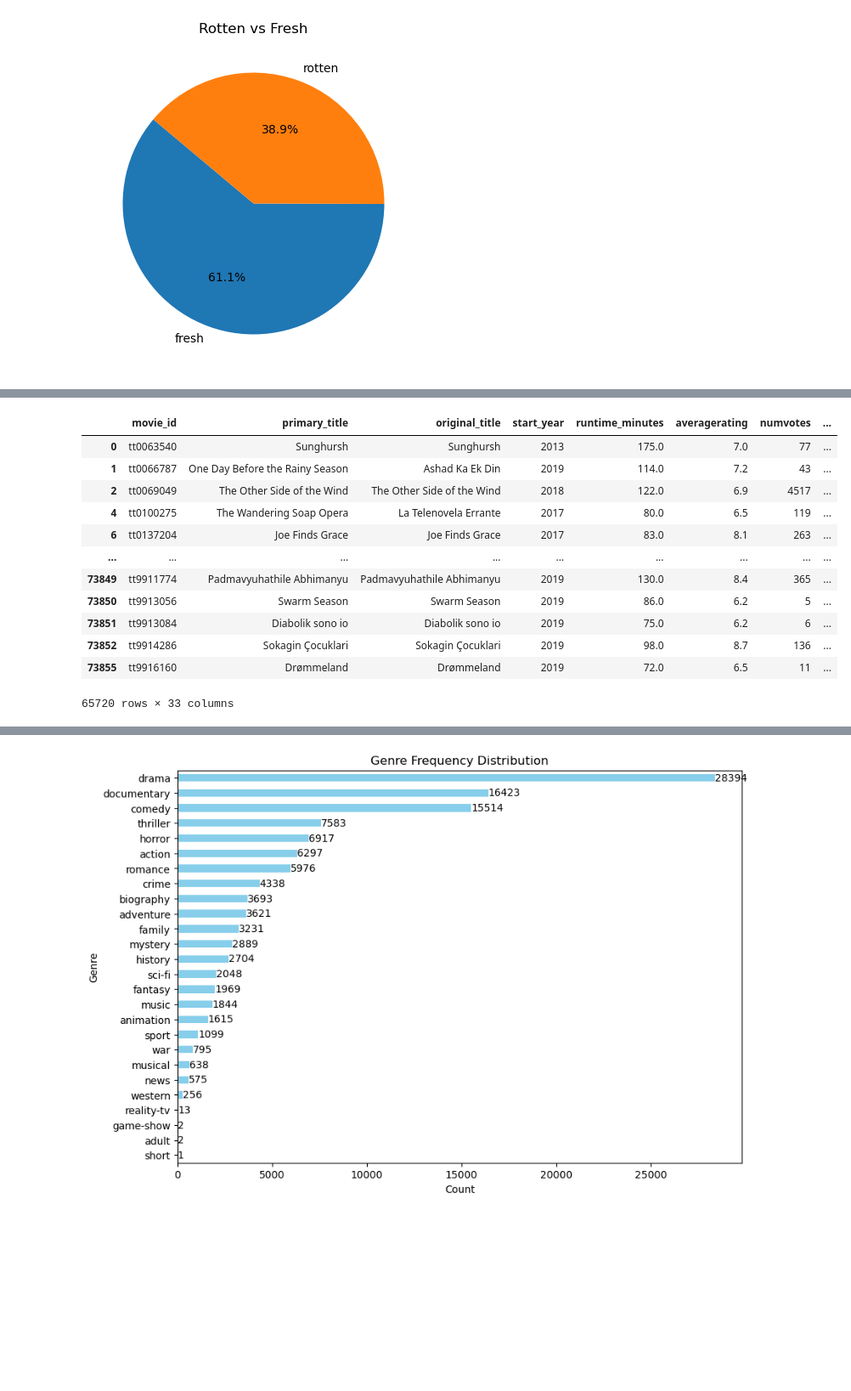
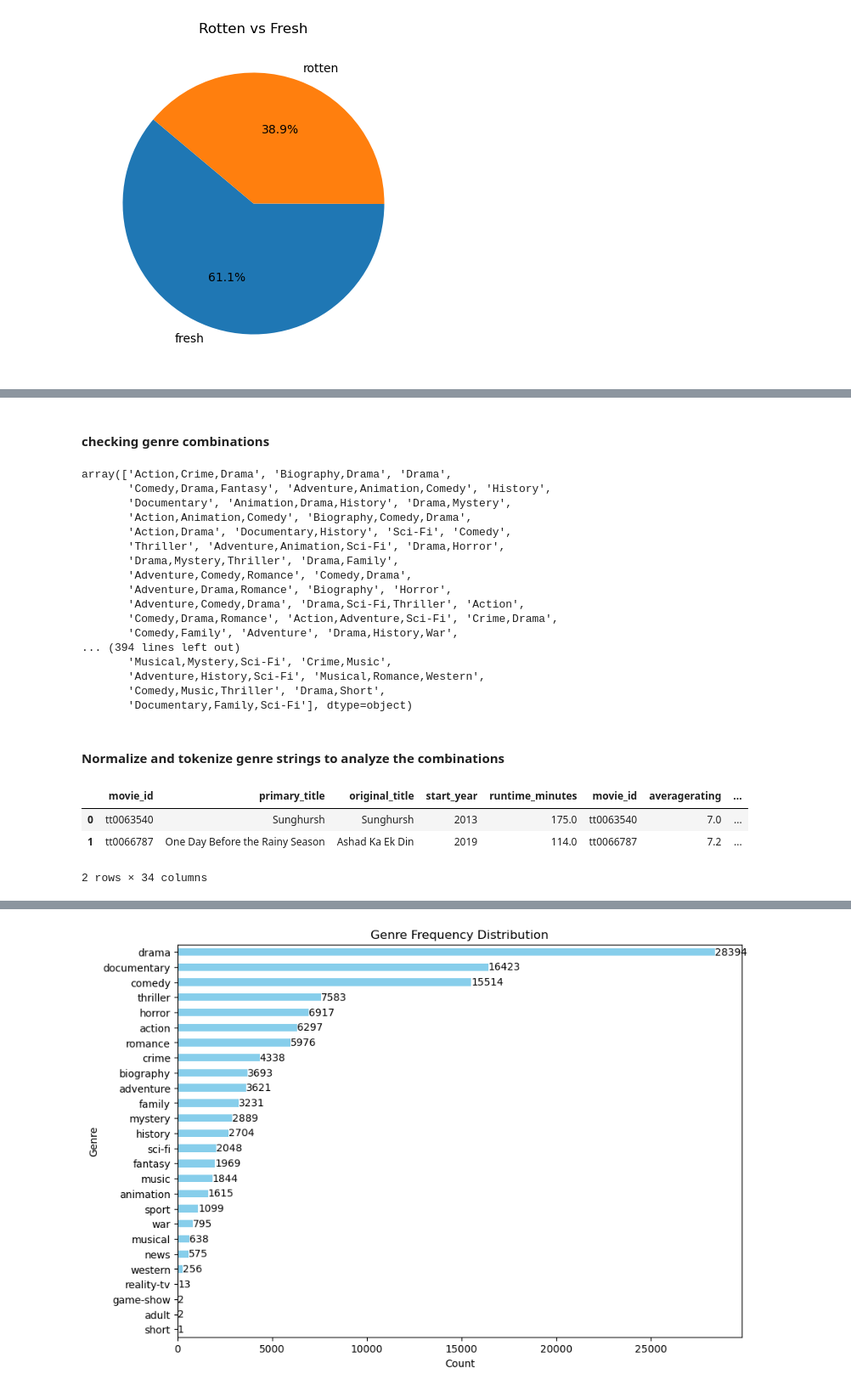
Before and after one commit to kev065/movie-studio-project, a Jupyter notebook: index.ipynb, the cells around one changed output, grey strips where cells are left out. Shown: that part at 85% size. Cells and saved outputs as stored; diff of their text form; code cells hidden in the pictures; blank space fills up the shorter version.

```diff
--- a/index.ipynb
+++ b/index.ipynb
@@ -192,0 +38,28 @@ merged_df.head()
+# %%
+# loading datasets
+
+# reviews dataset
+file_path = 'data/rt.reviews.tsv'
+
+try:
+    review_df = pd.read_csv(file_path, sep='\t', on_bad_lines='skip', encoding='ISO-8859-1')
+except pd.errors.ParserError as e:
+    print(f"Error parsing file: {e}")
+
+#Loading Movie_Info
+movie_info_df = pd.read_csv('data/rt.movie_info.tsv', sep='\t', on_bad_lines='skip', encoding='ISO-8859-1')
+
+
+# im.dbsqlite, we load only the 2 tables that are needed for the analysis.
+conn = sqlite3.connect('data/im.db')
+q = '''
+SELECT *
+    FROM movie_basics
+    JOIN movie_ratings
+    ON movie_basics.movie_ID = movie_ratings.movie_id
+'''
+imdb_df = pd.read_sql(q, conn)
+
+# Loading 'The Numbers' Dataset
+path = 'data/tn.movie_budgets.csv'
+movie_budgets_df = pd.read_csv(path)
@@ -461,3 +216,0 @@ We have null values in the runtime_minutes and genres columns which we will hand
-# %%
-#drop null values on columns 'runtime' and 'genre'
-imdb_df = imdb_df.dropna(subset=['runtime_minutes','genres'])
@@ -494,0 +377,4 @@ memory usage: 4.5+ MB
+# %%
+# drop null values on runtime and genres rows
+
+imdb_df = imdb_df.dropna(subset = ['runtime_minutes', 'genres'], )
@@ -519,30 +430,45 @@ plt.show()
+# %% [markdown]
+#### checking genre combinations
+# %%
+imdb_df['genres'].unique()
+# %% [output]
+array(['Action,Crime,Drama', 'Biography,Drama', 'Drama',
+       'Comedy,Drama,Fantasy', 'Adventure,Animation,Comedy', 'History',
+       'Documentary', 'Animation,Drama,History', 'Drama,Mystery',
+       'Action,Animation,Comedy', 'Biography,Comedy,Drama',
+       'Action,Drama', 'Documentary,History', 'Sci-Fi', 'Comedy',
+       'Thriller', 'Adventure,Animation,Sci-Fi', 'Drama,Horror',
+       'Drama,Mystery,Thriller', 'Drama,Family',
+       'Adventure,Comedy,Romance', 'Comedy,Drama',
+       'Adventure,Drama,Romance', 'Biography', 'Horror',
+       'Adventure,Comedy,Drama', 'Drama,Sci-Fi,Thriller', 'Action',
+       'Comedy,Drama,Romance', 'Action,Adventure,Sci-Fi', 'Crime,Drama',
+       'Comedy,Family', 'Adventure', 'Drama,History,War',
+... (394 lines left out)
+       'Musical,Mystery,Sci-Fi', 'Crime,Music',
+       'Adventure,History,Sci-Fi', 'Musical,Romance,Western',
+       'Comedy,Music,Thriller', 'Drama,Short',
+       'Documentary,Family,Sci-Fi'], dtype=object)
+# %% [markdown]
+#### Normalize and tokenize genre strings to analyze the combinations
 # %%
-# Normalize genre strings
+# Normalize genre strings - making them of same of same category, lowecase
 imdb_df['genres'] = imdb_df['genres'].str.strip().str.lower()
 
 # Tokenize genres
 imdb_df['genres_list'] = imdb_df['genres'].str.split(',')
 
 # Expand genres into separate columns
 genres_expanded = imdb_df['genres_list'].explode().unique()
 for genre in genres_expanded:
     imdb_df[genre] = imdb_df['genres_list'].apply(lambda x: 1 if genre in x else 0)
 
 # Drop the intermediate columns
 df = imdb_df.drop(columns=['genres', 'genres_list'])
 
-df
+df.head(2)
 # %% [output]
-|  | movie_id | primary_title | original_title | start_year | runtime_minutes | averagerating | numvotes | ... |
-| 0 | tt0063540 | Sunghursh | Sunghursh | 2013 | 175.0 | 7.0 | 77 | ... |
-| 1 | tt0066787 | One Day Before the Rainy Season | Ashad Ka Ek Din | 2019 | 114.0 | 7.2 | 43 | ... |
-| 2 | tt0069049 | The Other Side of the Wind | The Other Side of the Wind | 2018 | 122.0 | 6.9 | 4517 | ... |
-| 4 | tt0100275 | The Wandering Soap Opera | La Telenovela Errante | 2017 | 80.0 | 6.5 | 119 | ... |
-| 6 | tt0137204 | Joe Finds Grace | Joe Finds Grace | 2017 | 83.0 | 8.1 | 263 | ... |
-| ... | ... | ... | ... | ... | ... | ... | ... | ... |
-| 73849 | tt9911774 | Padmavyuhathile Abhimanyu | Padmavyuhathile Abhimanyu | 2019 | 130.0 | 8.4 | 365 | ... |
-| 73850 | tt9913056 | Swarm Season | Swarm Season | 2019 | 86.0 | 6.2 | 5 | ... |
-| 73851 | tt9913084 | Diabolik sono io | Diabolik sono io | 2019 | 75.0 | 6.2 | 6 | ... |
-| 73852 | tt9914286 | Sokagin Çocuklari | Sokagin Çocuklari | 2019 | 98.0 | 8.7 | 136 | ... |
-| 73855 | tt9916160 | Drømmeland | Drømmeland | 2019 | 72.0 | 6.5 | 11 | ... |
+|  | movie_id | primary_title | original_title | start_year | runtime_minutes | movie_id | averagerating | ... |
+| 0 | tt0063540 | Sunghursh | Sunghursh | 2013 | 175.0 | tt0063540 | 7.0 | ... |
+| 1 | tt0066787 | One Day Before the Rainy Season | Ashad Ka Ek Din | 2019 | 114.0 | tt0066787 | 7.2 | ... |
-65720 rows × 33 columns
+2 rows × 34 columns
```
Also changed, not shown: parts of 161 cells of this notebook.
